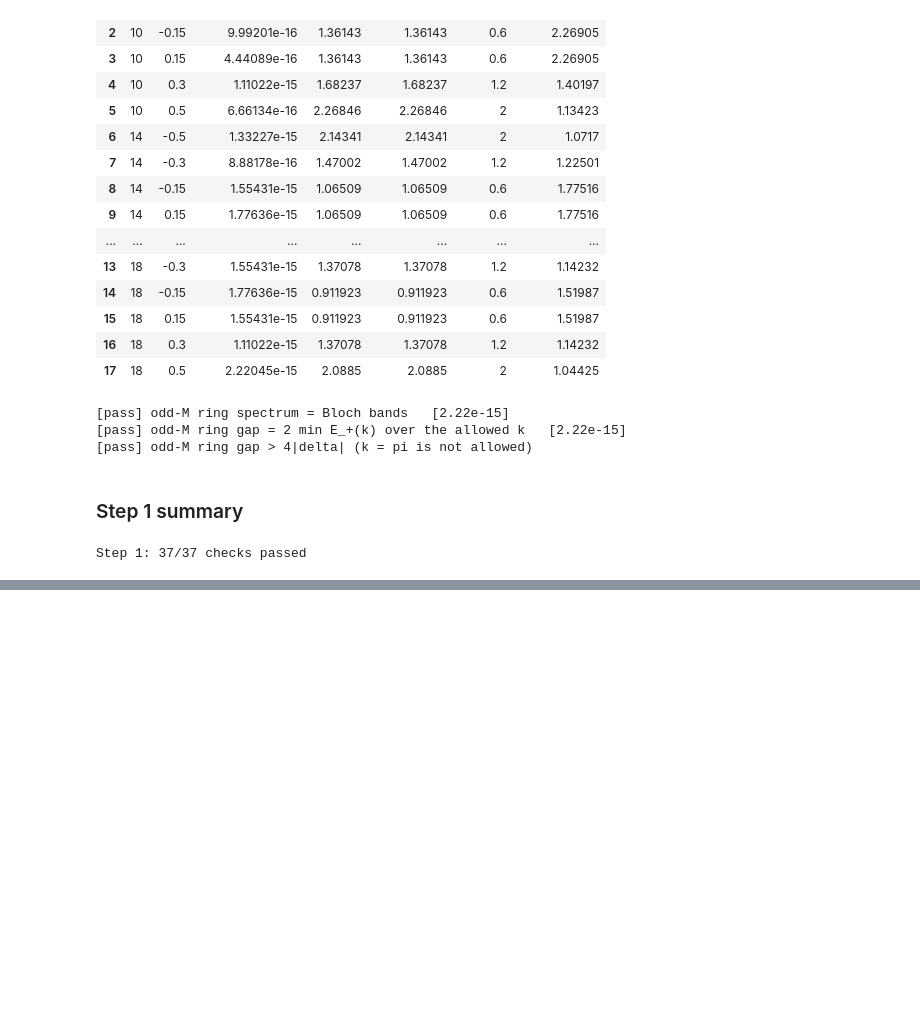
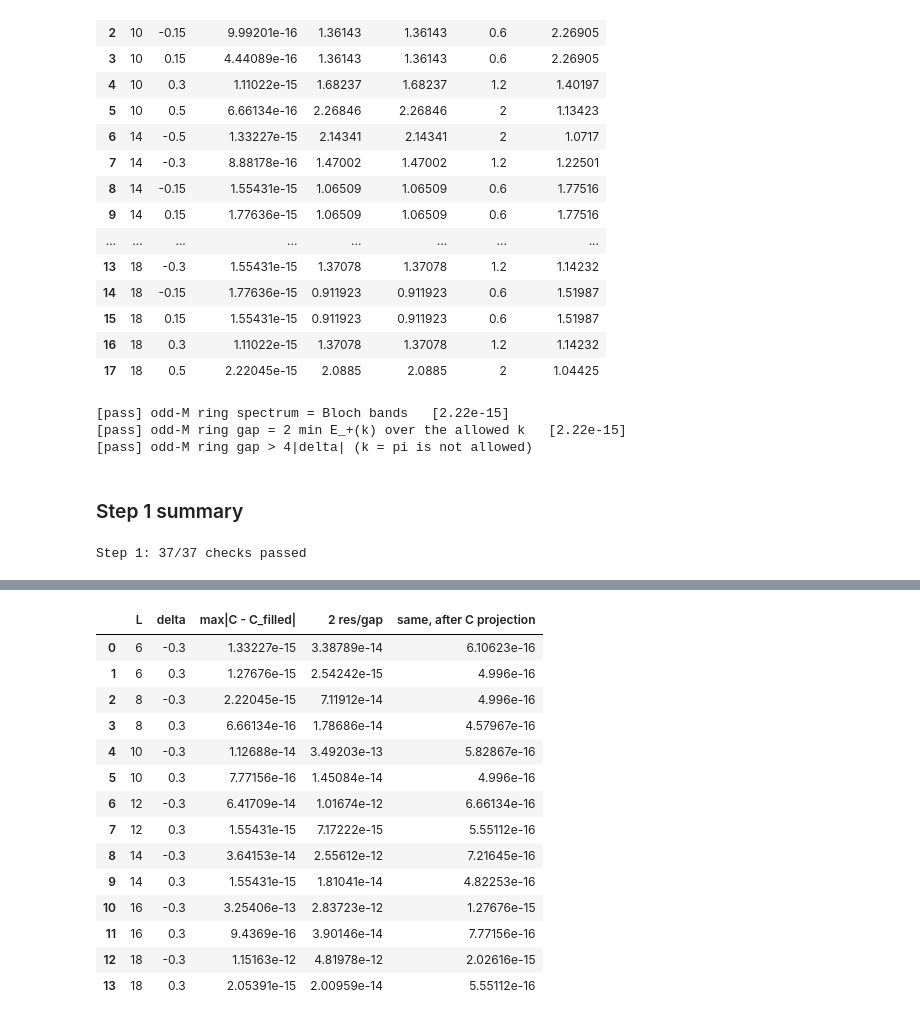
Before and after one commit to kavish707/ssh-model-project, a Jupyter notebook: project_A.ipynb, the cells around one changed output, grey strips where cells are left out. Saved outputs shown, nothing was run; the diff lists cells and outputs as text; code cells hidden in the pictures; blank space fills up the shorter version.

```diff
--- a/project_A.ipynb
+++ b/project_A.ipynb
@@ -662,0 +1008,80 @@ Step 1: 37/37 checks passed
+# %%
+dev = 0.0
+for L, N in SECTORS:
+    for d in DELTA_GRID:
+        for pbc in BOTH_BC:
+            spec = np.linalg.eigvalsh(hamiltonian(L, N, d, 0.0, pbc).toarray())
+            dev = max(dev, np.max(np.abs(spec - free_levels(hopping_matrix(L, d, pbc), N))))
+check("S2 C1: V = 0, L = 6, 8, 10: whole spectrum = sums of N one-particle energies, open and ring", dev < 1e-12, dev)
+
+dev = 0.0
+for L in (12, 14, 16, 18):
+    for N in (L // 2, L // 2 + 1, L // 2 - 1):
+        for d in DELTA_GRID:
+            E = lowest(hamiltonian(L, N, d, 0.0), K_N + K_EXTRA)[0]
+            dev = max(dev, np.max(np.abs(E - free_levels(hopping_matrix(L, d), N)[:K_N + K_EXTRA])))
+check("S2 C1b: V = 0, L = 12-18: Lanczos finds the lowest levels with their exact multiplicities", dev < 1e-11, dev)
+
+rows = []
+for L in range(6, 19, 2):
+    N = L // 2
+    for d in DELTA_GRID:
+        E, U, res = lowest(hamiltonian(L, N, d, 0.0), K_N + K_EXTRA)
+        psi = select_ground_state(E, U, L, N)[0]
+        projected = psi + apply_C(psi, L, N)
+        projected /= np.linalg.norm(projected)
+        rows.append({"L": L, "delta": d, "max|C - C_filled|": np.max(np.abs(corr_matrix(psi, L, N) - filled_correlations(L, d))),
+                     "2 res/gap": 2 * res[0] / (E[1] - E[0]),
+                     "same, after C projection": np.max(np.abs(corr_matrix(projected, L, N) - filled_correlations(L, d)))})
+corr = pd.DataFrame(rows)
+display(corr)
+dev = corr["same, after C projection"].max()
+check("S2 C2: V = 0: <c_i^dag c_j> = Step 1 filled-orbital matrix, all i, j, L = 6-18 (bonding orbital for delta < 0), C-projected state",
+      dev < 1e-12, dev)
+worst = (corr["max|C - C_filled|"] / (corr["2 res/gap"] + 1e-13)).max()
+check("S2 C2a: same for the raw vector, within the Davis-Kahan bound 2 res/gap (plus a 1e-13 round-off floor)", worst < 1, worst)
+
+psi = half_filled_state(12, -0.30, 0.0)
+diff = np.abs(corr_matrix(psi, 12, 6, string=False) - corr_matrix(psi, 12, 6))
+near, far = np.max(np.diag(diff, 1)), max(np.max(np.diag(diff, m)) for m in range(2, 12))
+print(f"    without the string: adjacent sites off by {near:.1e}, |i - j| >= 2 off by {far:.3f}")
+check("S2 C2n: negative control: dropping the string leaves adjacent correlators but breaks |i - j| >= 2",
+      near < 1e-12 and far > 1e-2, far)
+
+rows = []
+for L in range(8, 19, 2):
+    N, d = L // 2, -0.30
+    E_N, E_p = lowest(hamiltonian(L, N, d, 0.0), 4)[0], lowest(hamiltonian(L, N + 1, d, 0.0), 2)[0]
+    exact = splitting_sturm(L, d)
+    rows.append({"L": L, "dE exact (Sturm)": exact, "neutral gap": E_N[1] - E_N[0], "addition gap": E_p[0] - E_N[0],
+                 "dev neutral": abs(E_N[1] - E_N[0] - exact), "dev addition": abs(E_p[0] - E_N[0] - exact / 2)})
+gaps0 = pd.DataFrame(rows)
+display(gaps0)
+dev = gaps0[["dev neutral", "dev addition"]].to_numpy().max()
+check("S2 C3: V = 0, delta = -0.30: neutral gap = dE and addition gap = dE/2 (80-digit Step 1 splitting)", dev < 1e-10, dev)
+
+dev_w = 0.0
+rows = []
+for L in (8, 10, 12):
+    N = L // 2
+    for d in DELTA_GRID:
+        psi = half_filled_state(L, d, 0.0)
+        phi_N = edge_pair(L, d)["antibonding"] if d < 0 else np.linalg.eigh(hopping_matrix(L, d))[1][:, N]
+        ground_p = lowest(hamiltonian(L, N + 1, d, 0.0), 2)[1][:, 0]
+        weight = np.array([(ground_p @ (c_dag(L, N, j) @ psi)) ** 2 for j in range(L)])
+        dev_w = max(dev_w, np.max(np.abs(weight - phi_N**2)))
+        rows.append({"L": L, "delta": d, "w_0": weight[0], "z_0 = w_0/(1-<n_0>)": weight[0] / (1 - densities(psi, L, N)[0]),
+                     "1 - r^2 (delta < 0)": 1 - ratio(d) ** 2 if d < 0 else np.nan})
+display(pd.DataFrame(rows))
+check("S2 C4: V = 0: |<0,N+1|c_j^dag|Omega>|^2 = |phi_N(j)|^2, the lowest empty orbital, all j", dev_w < 1e-12, dev_w)
+
+dev = 0.0
+for L in L_DENSE[1:]:
+    N = L // 2
+    for d, V in POINTS:
+        psi = half_filled_state(L, d, V)
+        vecs = np.linalg.eigh(hamiltonian(L, N + 1, d, V).toarray())[1]
+        total = np.array([np.sum((vecs.T @ (c_dag(L, N, j) @ psi)) ** 2) for j in range(L)])
+        dev = max(dev, np.max(np.abs(total - (1 - densities(psi, L, N)))))
+check("S2 C5: sum rule sum_m w_jm = 1 - <n_j>, whole (N+1) spectrum, L = 8, 10, every V", dev < 1e-12, dev)
+# %% [output]
@@ -662,0 +1090,15 @@ Step 1: 37/37 checks passed
+|  | L | delta | max|C - C_filled| | 2 res/gap | same, after C projection |
+| 0 | 6 | -0.3 | 1.33227e-15 | 3.38789e-14 | 6.10623e-16 |
+| 1 | 6 | 0.3 | 1.27676e-15 | 2.54242e-15 | 4.996e-16 |
+| 2 | 8 | -0.3 | 2.22045e-15 | 7.11912e-14 | 4.996e-16 |
+| 3 | 8 | 0.3 | 6.66134e-16 | 1.78686e-14 | 4.57967e-16 |
+| 4 | 10 | -0.3 | 1.12688e-14 | 3.49203e-13 | 5.82867e-16 |
+| 5 | 10 | 0.3 | 7.77156e-16 | 1.45084e-14 | 4.996e-16 |
+| 6 | 12 | -0.3 | 6.41709e-14 | 1.01674e-12 | 6.66134e-16 |
+| 7 | 12 | 0.3 | 1.55431e-15 | 7.17222e-15 | 5.55112e-16 |
+| 8 | 14 | -0.3 | 3.64153e-14 | 2.55612e-12 | 7.21645e-16 |
+| 9 | 14 | 0.3 | 1.55431e-15 | 1.81041e-14 | 4.82253e-16 |
+| 10 | 16 | -0.3 | 3.25406e-13 | 2.83723e-12 | 1.27676e-15 |
+| 11 | 16 | 0.3 | 9.4369e-16 | 3.90146e-14 | 7.77156e-16 |
+| 12 | 18 | -0.3 | 1.15163e-12 | 4.81978e-12 | 2.02616e-15 |
+| 13 | 18 | 0.3 | 2.05391e-15 | 2.00959e-14 | 5.55112e-16 |
```
Also changed, not shown: parts of 33 cells of this notebook, 9 other files.
